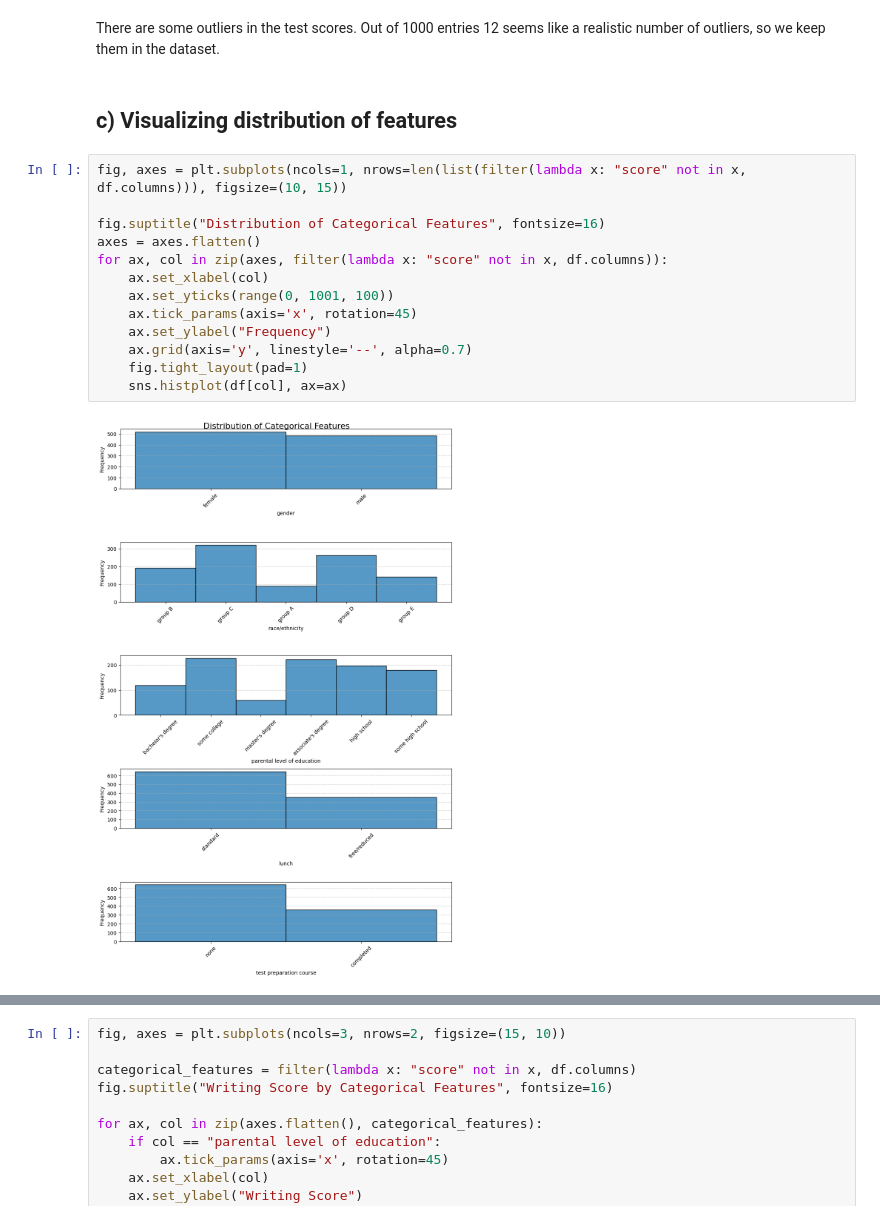
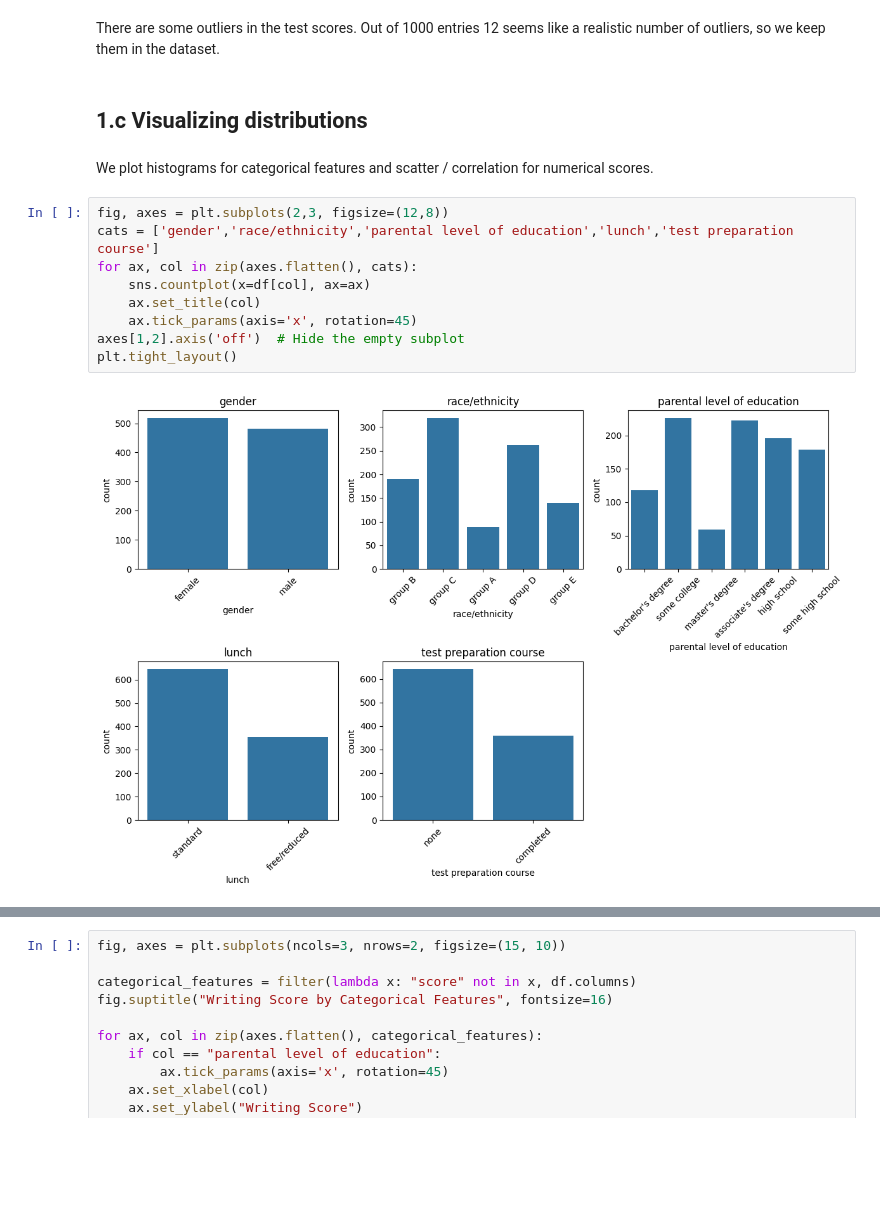
Before and after one commit to andreas-ols1/opti-ml-unibo, a Jupyter notebook: notebooks/test_scores.ipynb, the cells around one changed output, grey strips where cells are left out. Cells and saved outputs as stored; diff of their text form; blank space fills up the shorter version.

```diff
--- a/notebooks/test_scores.ipynb
+++ b/notebooks/test_scores.ipynb
@@ -121,20 +143,18 @@ Number of outliers: 12
 # %% [markdown]
 There are some outliers in the test scores. Out of 1000 entries 12 seems like a realistic number of outliers, so we keep them in the dataset.
 # %% [markdown]
-## c) Visualizing distribution of features
+## 1.c Visualizing distributions
+# %% [markdown]
+We plot histograms for categorical features and scatter / correlation for numerical scores.
 # %%
-fig, axes = plt.subplots(ncols=1, nrows=len(list(filter(lambda x: "score" not in x, df.columns))), figsize=(10, 15))
-
-fig.suptitle("Distribution of Categorical Features", fontsize=16)
-axes = axes.flatten()
-for ax, col in zip(axes, filter(lambda x: "score" not in x, df.columns)):
-    ax.set_xlabel(col)
-    ax.set_yticks(range(0, 1001, 100))
+fig, axes = plt.subplots(2,3, figsize=(12,8))
+cats = ['gender','race/ethnicity','parental level of education','lunch','test preparation course']
+for ax, col in zip(axes.flatten(), cats):
+    sns.countplot(x=df[col], ax=ax)
+    ax.set_title(col)
     ax.tick_params(axis='x', rotation=45)
-    ax.set_ylabel("Frequency")
-    ax.grid(axis='y', linestyle='--', alpha=0.7)
-    fig.tight_layout(pad=1)
-    sns.histplot(df[col], ax=ax)
+axes[1,2].axis('off')  # Hide the empty subplot
+plt.tight_layout()
 # %% [output]
-[figure, old version]
+[figure, new version]
 # %%
```
Also changed, not shown: parts of 41 cells of this notebook.
